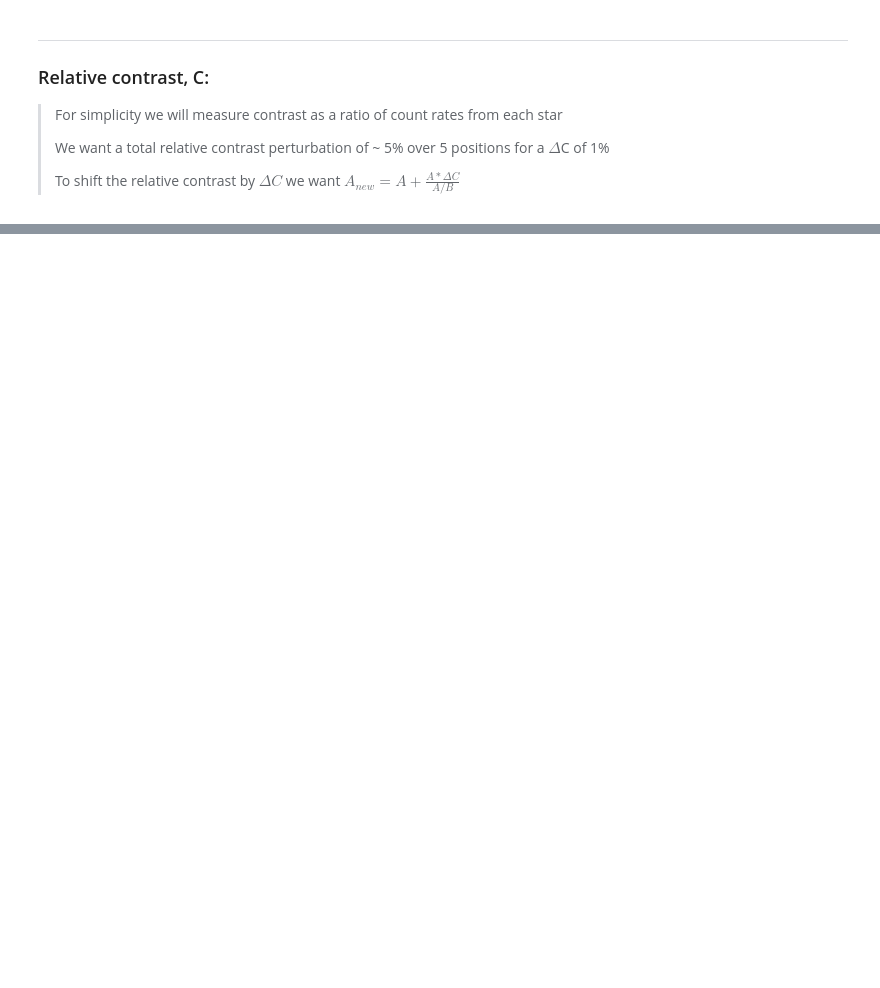
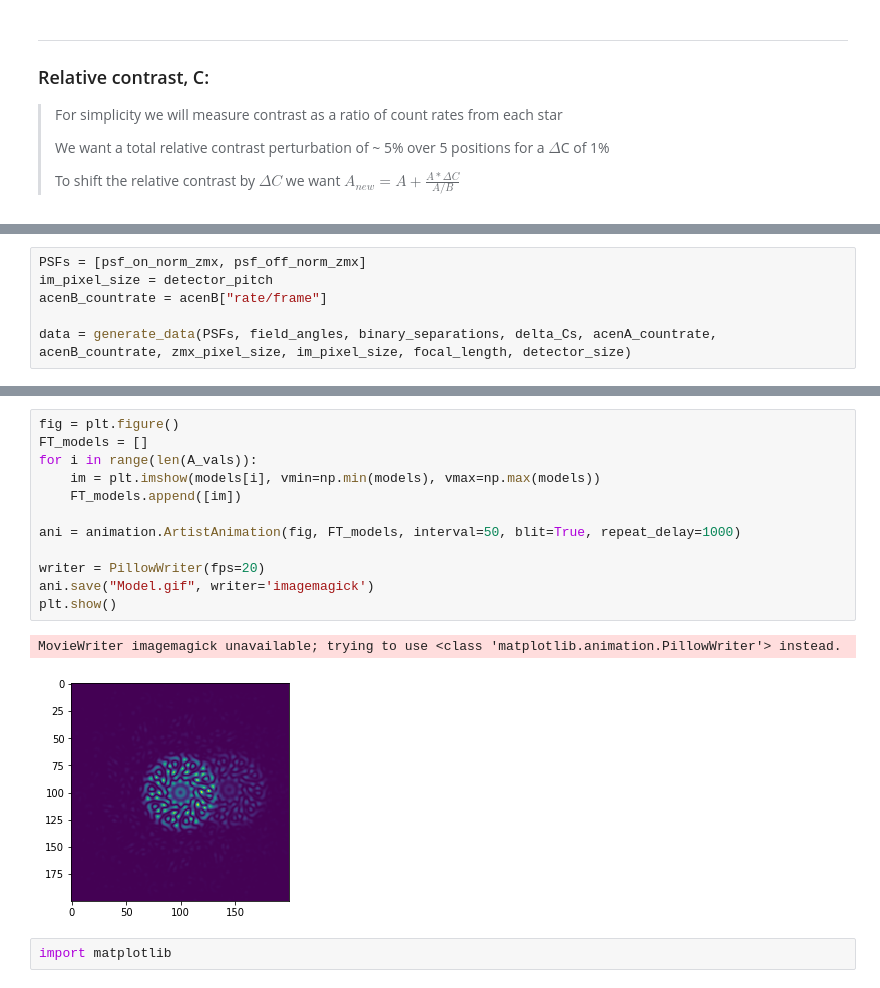
Before and after one commit to ptuthill/Toliman, a Jupyter notebook: Modelling/Faux_data_generation.ipynb, the cells around one changed output, grey strips where cells are left out. Cells and saved outputs as stored; diff of their text form; blank space fills up the shorter version.

```diff
--- a/Modelling/Faux_data_generation.ipynb
+++ b/Modelling/Faux_data_generation.ipynb
@@ -238,0 +249,6 @@ plt.xlim(a,b)
+# %%
+PSFs = [psf_on_norm_zmx, psf_off_norm_zmx]
+im_pixel_size = detector_pitch
+acenB_countrate = acenB["rate/frame"]
+
+data = generate_data(PSFs, field_angles, binary_separations, delta_Cs, acenA_countrate, acenB_countrate, zmx_pixel_size, im_pixel_size, focal_length, detector_size)
@@ -238,0 +403,17 @@ plt.xlim(a,b)
+# %%
+fig = plt.figure()
+FT_models = []
+for i in range(len(A_vals)):
+    im = plt.imshow(models[i], vmin=np.min(models), vmax=np.max(models))
+    FT_models.append([im])
+
+ani = animation.ArtistAnimation(fig, FT_models, interval=50, blit=True, repeat_delay=1000)
+
+writer = PillowWriter(fps=20)
+ani.save("Model.gif", writer='imagemagick')
+plt.show()
+# %% [output]
+MovieWriter imagemagick unavailable; trying to use <class 'matplotlib.animation.PillowWriter'> instead.
+[figure, added]
+# %%
+import matplotlib
```
Also changed, not shown: parts of 64 cells of this notebook, 26 other files.
